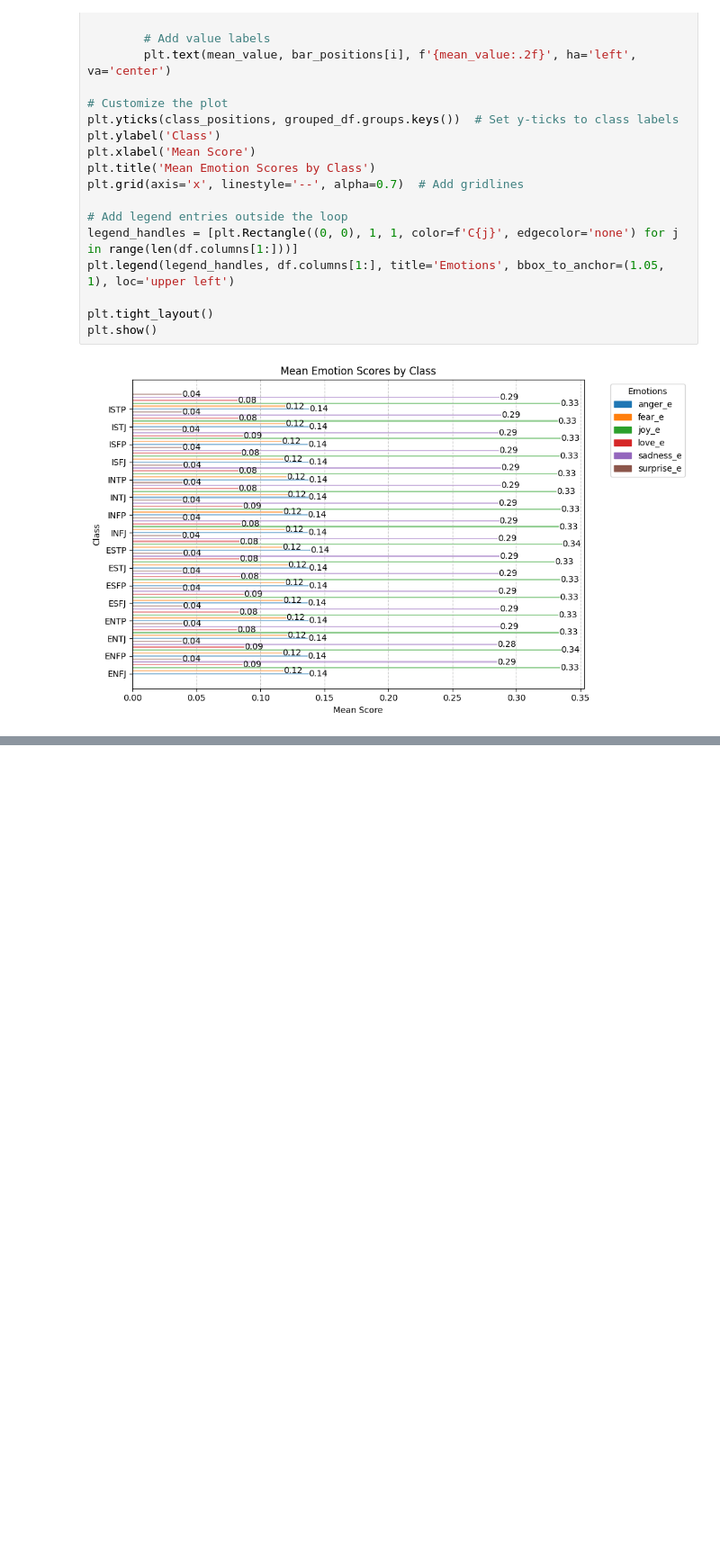
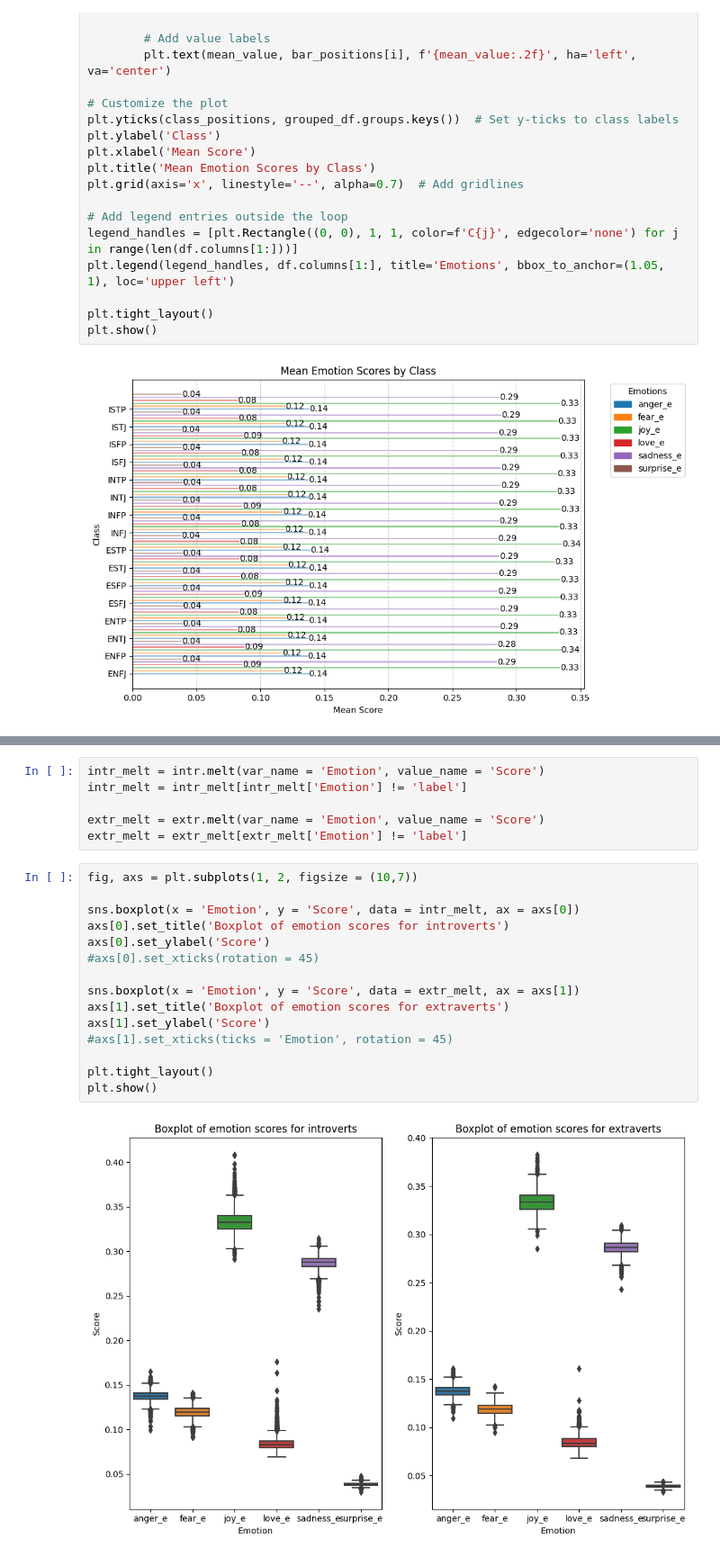
Before and after one commit to aliy1912/dsc_23, a Jupyter notebook: CAP3/cap3_emotions_analysis.ipynb, the cells around one changed output, grey strips where cells are left out. Shown at 90% size. Saved outputs shown, nothing was run; the diff lists cells and outputs as text; blank space fills up the shorter version.

```diff
--- a/CAP3/cap3_emotions_analysis.ipynb
+++ b/CAP3/cap3_emotions_analysis.ipynb
@@ -580,0 +607,23 @@ plt.show()
+# %%
+intr_melt = intr.melt(var_name = 'Emotion', value_name = 'Score')
+intr_melt = intr_melt[intr_melt['Emotion'] != 'label']
+
+extr_melt = extr.melt(var_name = 'Emotion', value_name = 'Score')
+extr_melt = extr_melt[extr_melt['Emotion'] != 'label']
+# %%
+fig, axs = plt.subplots(1, 2, figsize = (10,7))
+
+sns.boxplot(x = 'Emotion', y = 'Score', data = intr_melt, ax = axs[0])
+axs[0].set_title('Boxplot of emotion scores for introverts')
+axs[0].set_ylabel('Score')
+#axs[0].set_xticks(rotation = 45)
+
+sns.boxplot(x = 'Emotion', y = 'Score', data = extr_melt, ax = axs[1])
+axs[1].set_title('Boxplot of emotion scores for extraverts')
+axs[1].set_ylabel('Score')
+#axs[1].set_xticks(ticks = 'Emotion', rotation = 45)
+
+plt.tight_layout()
+plt.show()
+# %% [output]
+[figure, added]
```
Also changed, not shown: parts of 16 cells of this notebook, 4 other files.
